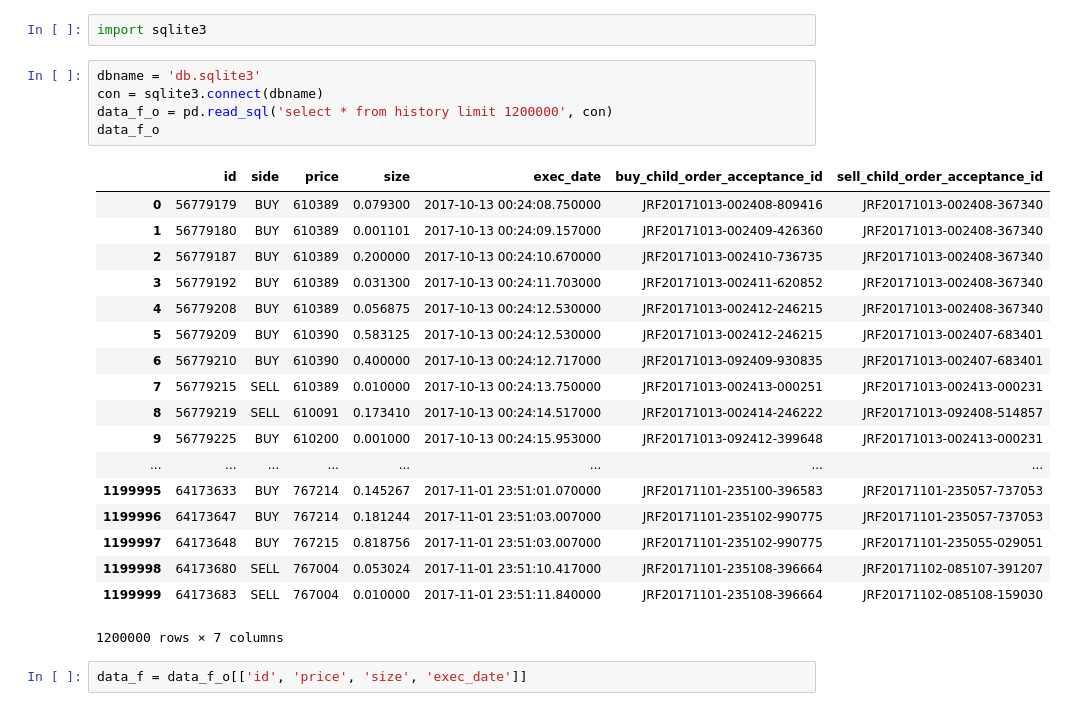
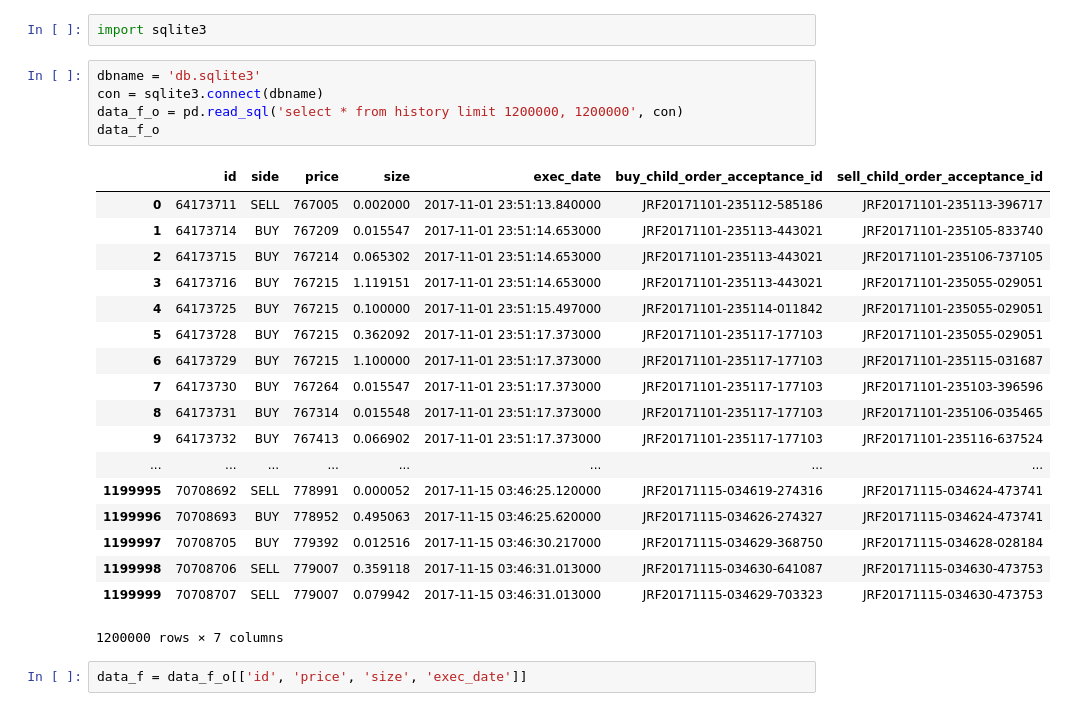
Before and after one commit to threepipes/PyBitTrader, a Jupyter notebook: chainer_01.ipynb, the cells around one changed output. Saved outputs shown, nothing was run; the diff lists cells and outputs as text.

```diff
--- a/chainer_01.ipynb
+++ b/chainer_01.ipynb
@@ -13,26 +13,26 @@ import sqlite3
 # %%
 dbname = 'db.sqlite3'
 con = sqlite3.connect(dbname)
-data_f_o = pd.read_sql('select * from history limit 1200000', con)
+data_f_o = pd.read_sql('select * from history limit 1200000, 1200000', con)
 data_f_o
 # %% [output]
 |  | id | side | price | size | exec_date | buy_child_order_acceptance_id | sell_child_order_acceptance_id |
-| 0 | 56779179 | BUY | 610389 | 0.079300 | 2017-10-13 00:24:08.750000 | JRF20171013-002408-809416 | JRF20171013-002408-367340 |
-| 1 | 56779180 | BUY | 610389 | 0.001101 | 2017-10-13 00:24:09.157000 | JRF20171013-002409-426360 | JRF20171013-002408-367340 |
-| 2 | 56779187 | BUY | 610389 | 0.200000 | 2017-10-13 00:24:10.670000 | JRF20171013-002410-736735 | JRF20171013-002408-367340 |
-| 3 | 56779192 | BUY | 610389 | 0.031300 | 2017-10-13 00:24:11.703000 | JRF20171013-002411-620852 | JRF20171013-002408-367340 |
-| 4 | 56779208 | BUY | 610389 | 0.056875 | 2017-10-13 00:24:12.530000 | JRF20171013-002412-246215 | JRF20171013-002408-367340 |
-| 5 | 56779209 | BUY | 610390 | 0.583125 | 2017-10-13 00:24:12.530000 | JRF20171013-002412-246215 | JRF20171013-002407-683401 |
-| 6 | 56779210 | BUY | 610390 | 0.400000 | 2017-10-13 00:24:12.717000 | JRF20171013-092409-930835 | JRF20171013-002407-683401 |
-| 7 | 56779215 | SELL | 610389 | 0.010000 | 2017-10-13 00:24:13.750000 | JRF20171013-002413-000251 | JRF20171013-002413-000231 |
-| 8 | 56779219 | SELL | 610091 | 0.173410 | 2017-10-13 00:24:14.517000 | JRF20171013-002414-246222 | JRF20171013-092408-514857 |
-| 9 | 56779225 | BUY | 610200 | 0.001000 | 2017-10-13 00:24:15.953000 | JRF20171013-092412-399648 | JRF20171013-002413-000231 |
+| 0 | 64173711 | SELL | 767005 | 0.002000 | 2017-11-01 23:51:13.840000 | JRF20171101-235112-585186 | JRF20171101-235113-396717 |
+| 1 | 64173714 | BUY | 767209 | 0.015547 | 2017-11-01 23:51:14.653000 | JRF20171101-235113-443021 | JRF20171101-235105-833740 |
+| 2 | 64173715 | BUY | 767214 | 0.065302 | 2017-11-01 23:51:14.653000 | JRF20171101-235113-443021 | JRF20171101-235106-737105 |
+| 3 | 64173716 | BUY | 767215 | 1.119151 | 2017-11-01 23:51:14.653000 | JRF20171101-235113-443021 | JRF20171101-235055-029051 |
+| 4 | 64173725 | BUY | 767215 | 0.100000 | 2017-11-01 23:51:15.497000 | JRF20171101-235114-011842 | JRF20171101-235055-029051 |
+| 5 | 64173728 | BUY | 767215 | 0.362092 | 2017-11-01 23:51:17.373000 | JRF20171101-235117-177103 | JRF20171101-235055-029051 |
+| 6 | 64173729 | BUY | 767215 | 1.100000 | 2017-11-01 23:51:17.373000 | JRF20171101-235117-177103 | JRF20171101-235115-031687 |
+| 7 | 64173730 | BUY | 767264 | 0.015547 | 2017-11-01 23:51:17.373000 | JRF20171101-235117-177103 | JRF20171101-235103-396596 |
+| 8 | 64173731 | BUY | 767314 | 0.015548 | 2017-11-01 23:51:17.373000 | JRF20171101-235117-177103 | JRF20171101-235106-035465 |
+| 9 | 64173732 | BUY | 767413 | 0.066902 | 2017-11-01 23:51:17.373000 | JRF20171101-235117-177103 | JRF20171101-235116-637524 |
 | ... | ... | ... | ... | ... | ... | ... | ... |
-| 1199995 | 64173633 | BUY | 767214 | 0.145267 | 2017-11-01 23:51:01.070000 | JRF20171101-235100-396583 | JRF20171101-235057-737053 |
-| 1199996 | 64173647 | BUY | 767214 | 0.181244 | 2017-11-01 23:51:03.007000 | JRF20171101-235102-990775 | JRF20171101-235057-737053 |
-| 1199997 | 64173648 | BUY | 767215 | 0.818756 | 2017-11-01 23:51:03.007000 | JRF20171101-235102-990775 | JRF20171101-235055-029051 |
-| 1199998 | 64173680 | SELL | 767004 | 0.053024 | 2017-11-01 23:51:10.417000 | JRF20171101-235108-396664 | JRF20171102-085107-391207 |
-| 1199999 | 64173683 | SELL | 767004 | 0.010000 | 2017-11-01 23:51:11.840000 | JRF20171101-235108-396664 | JRF20171102-085108-159030 |
+| 1199995 | 70708692 | SELL | 778991 | 0.000052 | 2017-11-15 03:46:25.120000 | JRF20171115-034619-274316 | JRF20171115-034624-473741 |
+| 1199996 | 70708693 | BUY | 778952 | 0.495063 | 2017-11-15 03:46:25.620000 | JRF20171115-034626-274327 | JRF20171115-034624-473741 |
+| 1199997 | 70708705 | BUY | 779392 | 0.012516 | 2017-11-15 03:46:30.217000 | JRF20171115-034629-368750 | JRF20171115-034628-028184 |
+| 1199998 | 70708706 | SELL | 779007 | 0.359118 | 2017-11-15 03:46:31.013000 | JRF20171115-034630-641087 | JRF20171115-034630-473753 |
+| 1199999 | 70708707 | SELL | 779007 | 0.079942 | 2017-11-15 03:46:31.013000 | JRF20171115-034629-703323 | JRF20171115-034630-473753 |
 1200000 rows × 7 columns
 # %%
 data_f = data_f_o[['id', 'price', 'size', 'exec_date']]
```
Also changed, not shown: parts of 31 cells of this notebook.
